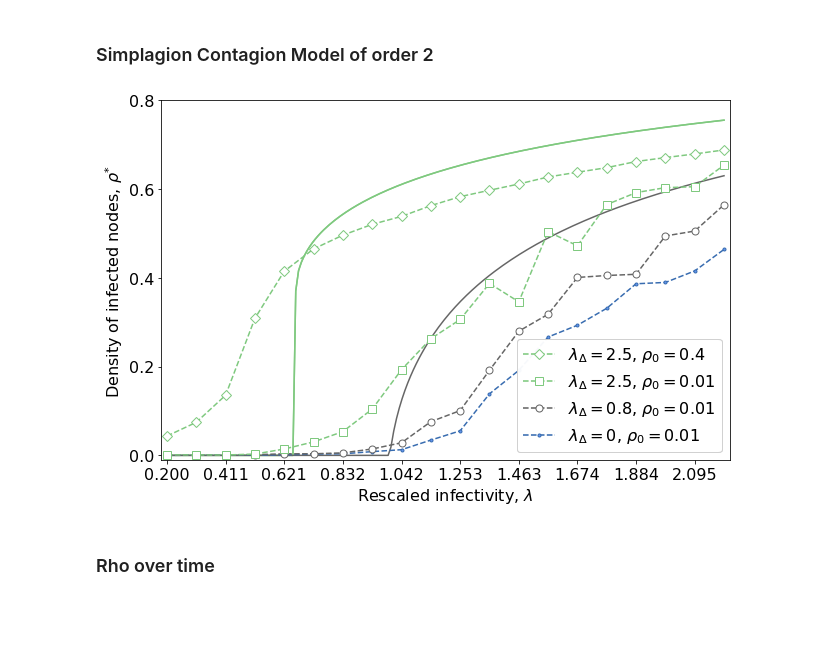
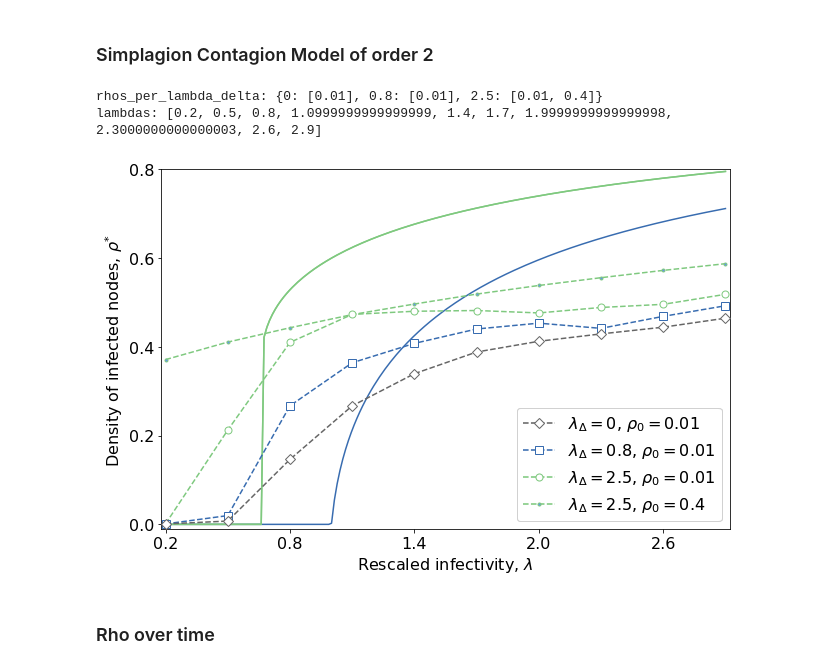
Before and after one commit to juanelas/sscm, a Jupyter notebook: simplagion.ipynb, the cells around one changed output. Cells and saved outputs as stored; diff of their text form; code cells hidden in the pictures; blank space fills up the shorter version.

Commit message:
ready with RSC and Iacopini cliques but we are yet to change the simulation parameters to support for betas and not only lambdas

```diff
--- a/simplagion.ipynb
+++ b/simplagion.ipynb
@@ -22,3 +16,34 @@ mu = 0.05
+# %%
+database = 'scholp'
+dataset = 'tags-math-sx'
+version = 1 # either 0 (old), 1 or 2 (with stationary sigma)
+
+filename = f'{dataset}_lambda_slices.pickle' if version is 0 else f'{dataset} - lambda_slices.pickle'
+results_dir = os.path.join(contagion_results_dir, database)
+if not os.path.exists(results_dir):
+    raise Exception(f'{results_dir} not found')
+
+filepath = os.path.join(results_dir, filename)
+
+results = any
+with open(filepath, "rb") as file_handler:
+  results = pickle.load(file_handler)
+
+if version is 0:
+  rhos, stationary_rhos, k, k_delta, lambdas, rho0s_per_lambda_delta, mu = results
+elif version is 1:
+  rhos, stationary_rhos, k, k_delta, lambdas, rho0s_per_lambda_delta, mu = parse_results(results)
+else:
+  rhos, stationary_rhos, k, k_delta, lambdas, sigma, sigma_delta, rho0s_per_lambda_delta, mu = parse_results(results)
+
+print('rhos_per_lambda_delta: ' + str(rho0s_per_lambda_delta))
+print('lambdas: ' + str(lambdas))
+# %% [output]
+rhos_per_lambda_delta: {0: [0.01], 0.8: [0.01], 2.5: [0.01, 0.4]}
+lambdas: [0.2, 0.5, 0.8, 1.0999999999999999, 1.4, 1.7, 1.9999999999999998, 2.3000000000000003, 2.6, 2.9]
+# %%
+# Select rho_0s per lambda delta to plot
+rho0s_per_lambda_delta = {0: [0.01], 0.8: [0.01], 2.5: [0.01, 0.4]}
 # %%
 fig = plt.figure(figsize=(9, 6))
 # plt.rcParams['xtick.major.width'] = 1.2
@@ -30,56 +55,52 @@ zorders = [8, 7, 6, 5]
 mfcs = ['white', 'white', 'white', 'cornflowerblue']
 markersizes = [7.5, 7.5, 7, 6]
 colormap = plt.cm.get_cmap('Accent')
-colors_list = list(colormap(np.linspace(0, 1, len(set(lambda_deltas)))))
+colors_list = list(colormap(np.linspace(0, 1, len(rho0s_per_lambda_delta.keys()))))
 colors_dict = {}
-for lambda_delta in set(lambda_deltas):
+for lambda_delta in rho0s_per_lambda_delta.keys():
     colors_dict[lambda_delta] = colors_list.pop()
 
 ax = plt.subplot(111)
 
 # Preparing MF
-MF_x = np.linspace(0.2, 2.2, 200)
+MF_x = np.linspace(lambdas[0], lambdas[-1], 200)
 
 MF_y_dict = {}
 
-for lambda_delta in set(lambda_deltas):
+for lambda_delta in rho0s_per_lambda_delta.keys():
     MF_y = list(map(lambda xx: get_rho_MF(xx, lambda_delta), MF_x))
     MF_y_dict[lambda_delta] = MF_y
 
+i = 0
+for lambda_delta, rho_0s in rho0s_per_lambda_delta.items():
+    for initial_infected_rate in rho_0s:
+        avg_stationary_rhos = np.mean(np.array([stationary_rhos[lambda_delta][initial_infected_rate][lambda1] for lambda1 in lambdas]), axis=1)
+        label = f'$\\lambda_\\Delta={lambda_delta}$, $\\rho_0={initial_infected_rate}$'
+        ax.plot(lambdas, avg_stationary_rhos, markers[i], color=colors_dict[lambda_delta], zorder=zorders[i], ls='dashed',
+                mfc=mfcs[i], markersize=markersizes[i], label=label)
 
-lambdas = []
-for i, (lambda_delta, initial_infected_rate) in enumerate(zip(lambda_deltas, initial_infected_rates)):
-    filename = f'{dataset}_mu{mu}_lambdaD{lambda_delta}_infectedRate{initial_infected_rate}.p'
-    results = pickle.load(
-        open(os.path.join(contagion_results_dir, filename), "rb"))
+        if (lambda_delta != 0):  # MF has no sense for lambda_delta=0
+            ax.plot(MF_x, MF_y_dict[lambda_delta], '-',
+                    markersize=2, color=colors_dict[lambda_delta], lw=1.5)
 
-    avg_stationary_rhos, k, k_delta, avg_rhos, lambdas, mu = parse_results(
-        results)
-
-    label = f'$\\lambda_\\Delta={lambda_delta}$, $\\rho_0={initial_infected_rate}$'
-    ax.plot(lambdas, avg_stationary_rhos, markers[i], color=colors_dict[lambda_delta], zorder=zorders[i], ls='dashed',
-            mfc=mfcs[i], markersize=markersizes[i], label=label)
-
-    if (lambda_delta != 0):  # MF has no sense for lambda_delta=0
-        ax.plot(MF_x, MF_y_dict[lambda_delta], '-',
-                markersize=2, color=colors_dict[lambda_delta], lw=1.5)
+        i += 1
 
 ax.tick_params(axis='both', which='major', labelsize=16)
 ax.set_xlabel(r'Rescaled infectivity, $\lambda$', size=16)
 ax.set_ylabel(r'Density of infected nodes, $\rho^{*}$', size=16)
 ax.set_xlim(lambdas[0] - .02, lambdas[-1] + .02)
 # Print every two lambdas in the x-axis
 ax.set_xticks([lambda1 for i, lambda1 in enumerate(lambdas) if i % 2 == 0])
 ax.set_ylim(-0.01, 0.8)
 ax.set_yticks([0, 0.2, 0.4, 0.6, 0.8])
 
 lgd = ax.legend(loc='best', fontsize=16)
 ax.add_artist(lgd)
 
 # ax.annotate('SIS', (2, 0.38), fontsize=13)
 
 plt.tight_layout()
 # %% [output]
-[figure, old version]
+[figure, new version]
 # %% [markdown]
 ### Rho over time
```
Also changed, not shown: parts of 5 cells of this notebook, 11 other files.
